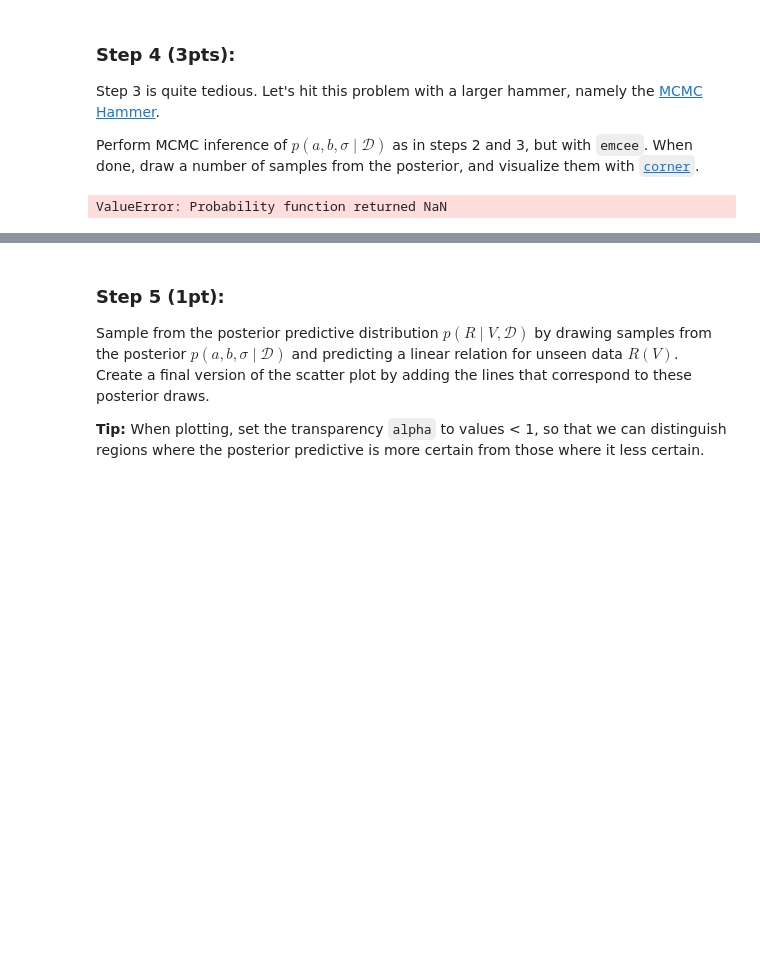
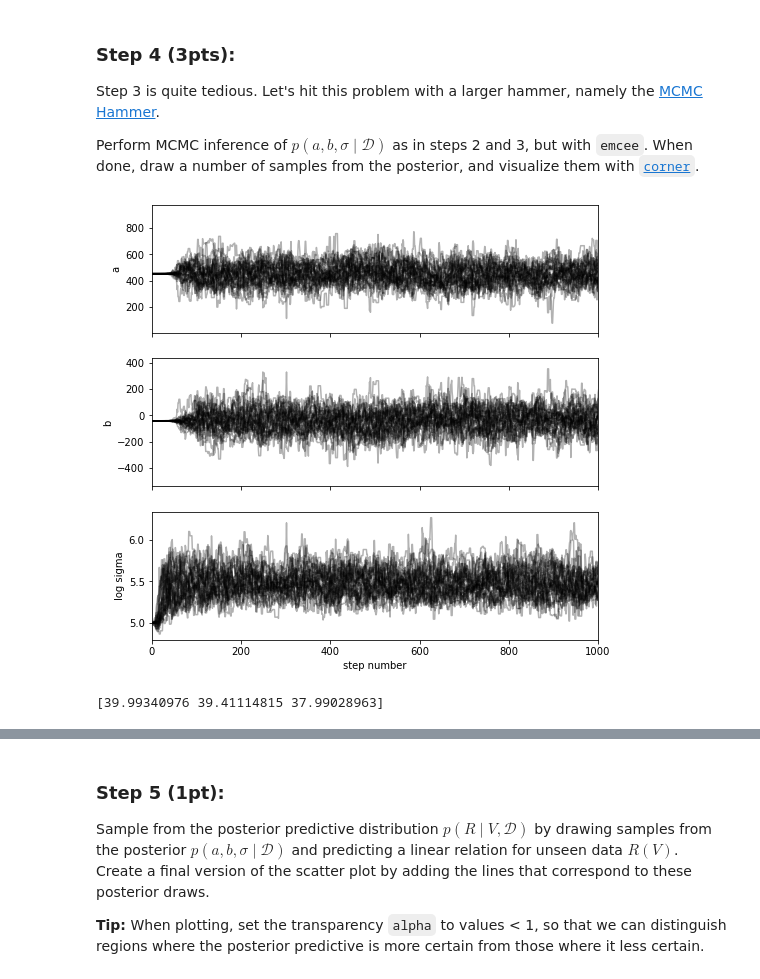
Before and after one commit to m4ese/astroResearchMethods, a Jupyter notebook: Assignment5.ipynb, the cells around one changed output, grey strips where cells are left out. Saved outputs shown, nothing was run; the diff lists cells and outputs as text; code cells hidden in the pictures; blank space fills up the shorter version.

```diff
--- a/Assignment5.ipynb
+++ b/Assignment5.ipynb
@@ -388,11 +385,9 @@ We don't have any error estimates for the posterior, but we can at least visuali
 # %%
 from scipy.special import logsumexp
 
-
-a_arr = np.linspace(430,450,num = 25)
-b_arr = np.linspace(-50,-30,num = 25)
-sig_arr = np.linspace(np.log(24800),np.log(24900),num=25)
-#sigma = 24872 #from the first run
+a_arr = np.linspace(450,458,num = 30)
+b_arr = np.linspace(-45,-35,num = 30)
+sig_arr = np.linspace(5.2,5.6,num=10)
 
 #aa,bb = np.meshgrid(a_arr,b_arr)
 
@@ -440,16 +438,42 @@ plt.show()
 Step 3 is quite tedious. Let's hit this problem with a larger hammer, namely the [MCMC Hammer](https://emcee.readthedocs.io/en/stable/).
 
 Perform MCMC inference of $p(a,b,\sigma\mid\mathcal{D})$ as in steps 2 and 3, but with `emcee`. When done, draw a number of samples from the posterior, and visualize them with [`corner`](http://corner.readthedocs.io/).
+# %%
+def log_post(params,D):
+    return -neg_log_post(params,D)
 # %%
 import emcee
-params = [450,-40,np.log(24900)]
+params = [454, -41,5]
+#params = [200,100,2]
 
 # create a small ball around the MLE  initialize each walker
 nwalkers, ndim = 30, 3
-pos = params + 1e-3 * np.random.randn(nwalkers, ndim)
+pos = params + 1e-3*np.random.randn(nwalkers, ndim)
 
 # run emcee
-sampler = emcee.EnsembleSampler(nwalkers, ndim, neg_log_post, args=(arr,))
+sampler = emcee.EnsembleSampler(nwalkers, ndim, log_post, args=(D,))
 sampler.run_mcmc(pos, 5000, progress=True);
-# %% [output]
-ValueError: Probability function returned NaN
+# %%
+samples = sampler.get_chain()
+
+fig, axes = plt.subplots(3, sharex=True, figsize=(8,8))
+labels = ["a", "b", "log sigma"]
+
+for i in range(3):
+    ax = axes[i]
+    ax.plot(samples[:, :, i], "k", alpha=0.3)
+    ax.set_xlim(0, 1000)
+    ax.set_ylabel(labels[i])
+
+axes[-1].set_xlabel("step number")
+
+plt.show()
+# %% [output]
+[figure, added]
+# %%
+#autocorrelation time
+tau = sampler.get_autocorr_time()
+print(tau)
+thin_length = int(max(tau)/2)
+# %% [output]
+[39.99340976 39.41114815 37.99028963]
```
Also changed, not shown: parts of 18 cells of this notebook, 1 other file.
